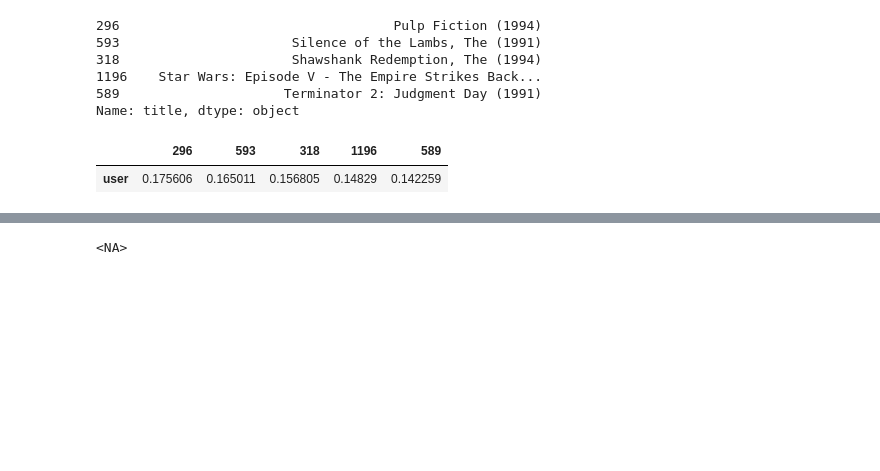
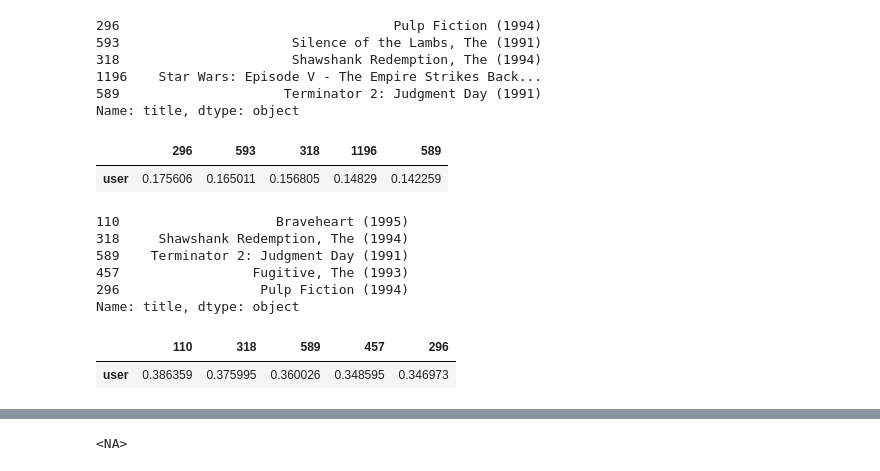
Before and after one commit to the-Hull/p045_spiced_projects, a Jupyter notebook: 10_week/02_project/Matrix_factorization_set_up.ipynb, the cells around one changed output, grey strips where cells are left out. Drawn from its saved outputs; the diff is of its cells as text; code cells hidden in the pictures; blank space fills up the shorter version.

```diff
--- a/10_week/02_project/Matrix_factorization_set_up.ipynb
+++ b/10_week/02_project/Matrix_factorization_set_up.ipynb
@@ -228,9 +242,18 @@ Name: title, dtype: object
 |  | 296 | 593 | 318 | 1196 | 589 |
 | user | 0.175606 | 0.165011 | 0.156805 | 0.14829 | 0.142259 |
 # %%
-recommend_nmf(
+su.recommend_nmf(
     query = {1:5, 2:5, 3:2.5, 356: 4, 480: 2, 260: 5, 12: 4, 300: 1},
     user_ratings=ratings,
     movies=movies,
     model = '../00_models/nmf.bin',
      k = 5)
+# %% [output]
+110                    Braveheart (1995)
+318     Shawshank Redemption, The (1994)
+589    Terminator 2: Judgment Day (1991)
+457                 Fugitive, The (1993)
+296                  Pulp Fiction (1994)
+Name: title, dtype: object
+|  | 110 | 318 | 589 | 457 | 296 |
+| user | 0.386359 | 0.375995 | 0.360026 | 0.348595 | 0.346973 |
```
Also changed, not shown: parts of 5 cells of this notebook, 5 other files.
